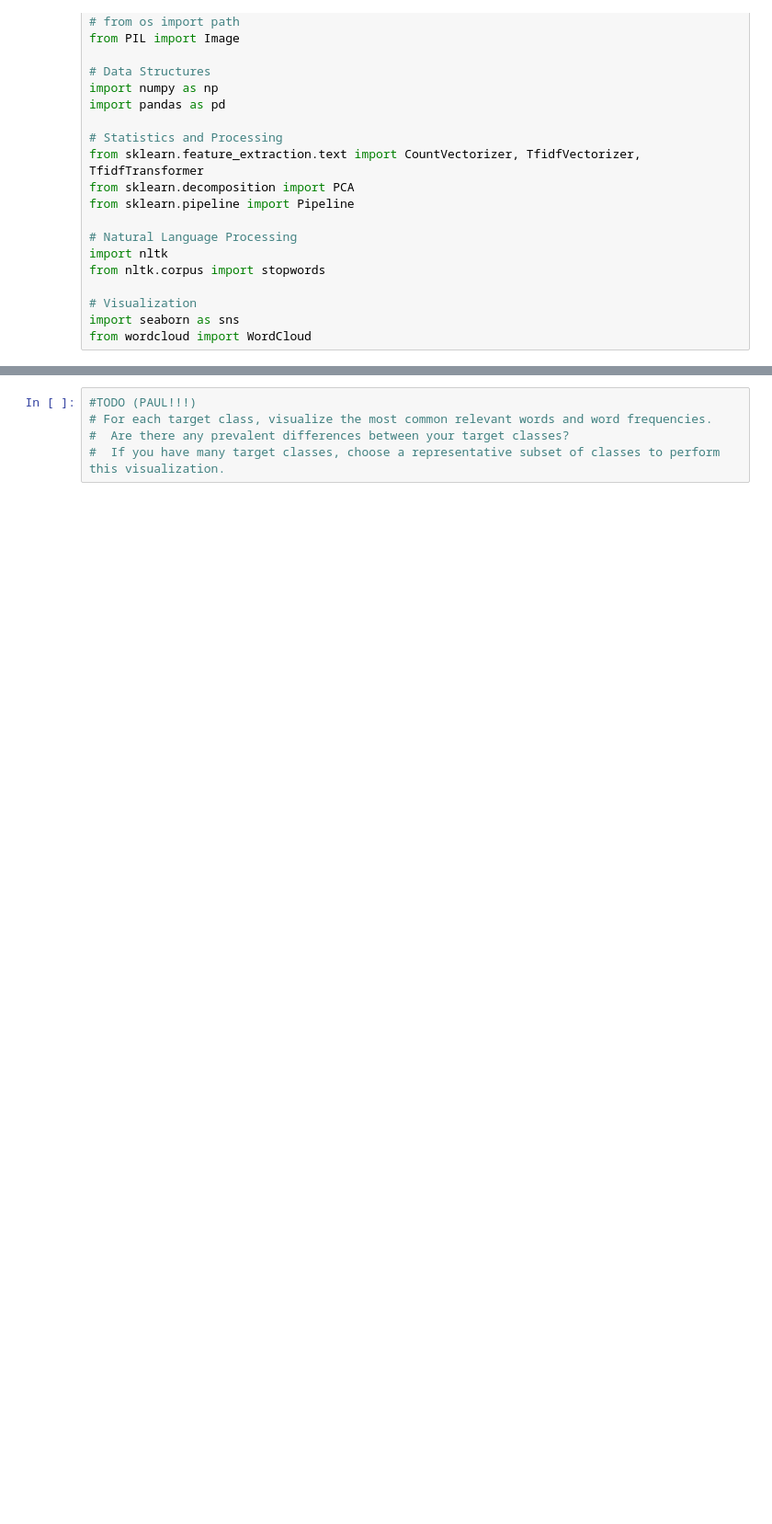
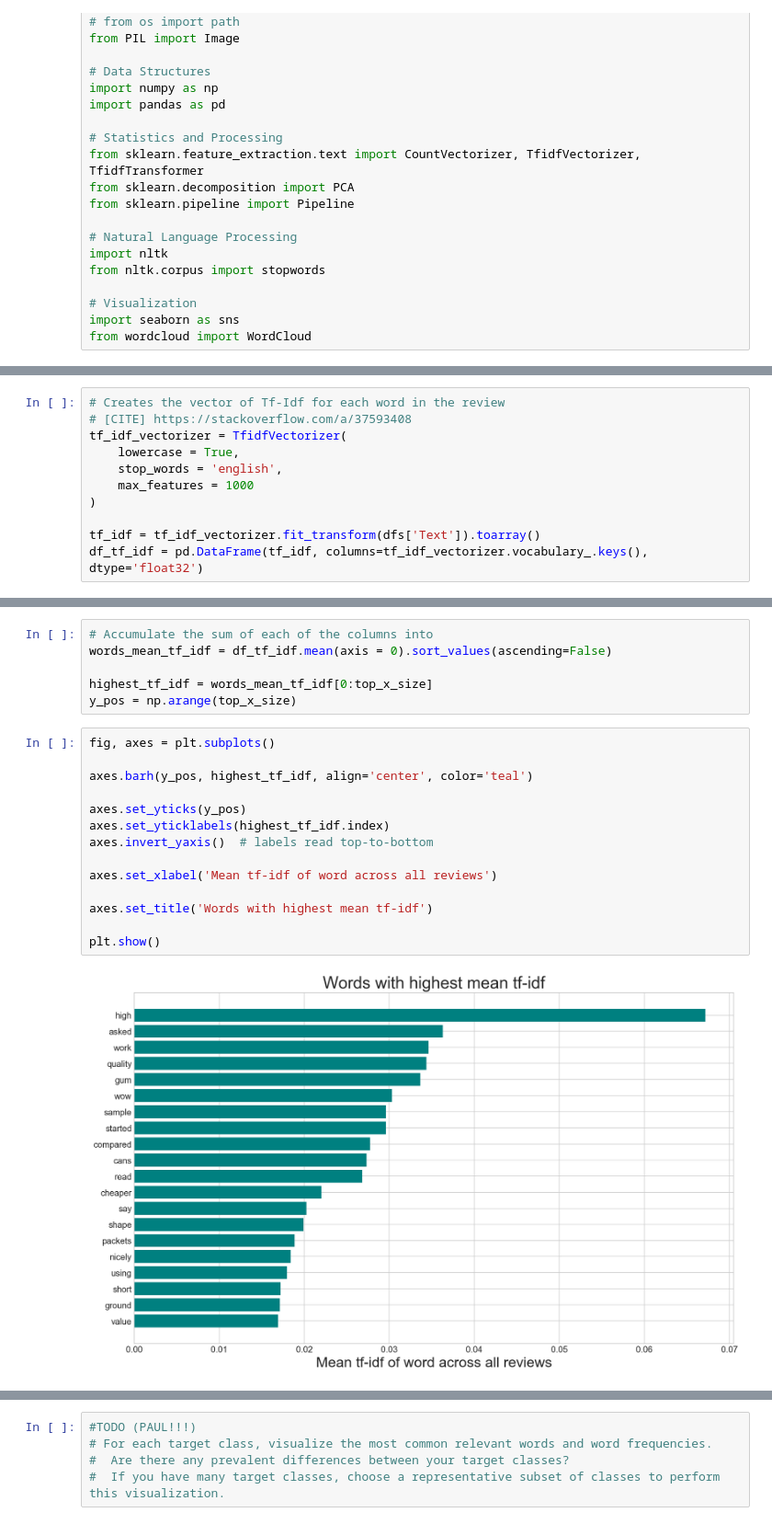
Before and after one commit to SMU-ML-2017/Project2, a Jupyter notebook: ML Project 2.ipynb, the cells around one changed output, grey strips where cells are left out. Shown at 92% size. Saved outputs shown, nothing was run; the diff lists cells and outputs as text; blank space fills up the shorter version.

```diff
--- a/ML Project 2.ipynb
+++ b/ML Project 2.ipynb
@@ -327,0 +111,11 @@ plt.show()
+# %%
+# Creates the vector of Tf-Idf for each word in the review
+# [CITE] https://stackoverflow.com/a/37593408
+tf_idf_vectorizer = TfidfVectorizer(
+    lowercase = True,
+    stop_words = 'english',
+    max_features = 1000
+)
+
+tf_idf = tf_idf_vectorizer.fit_transform(dfs['Text']).toarray()
+df_tf_idf = pd.DataFrame(tf_idf, columns=tf_idf_vectorizer.vocabulary_.keys(), dtype='float32')
@@ -327,0 +174,22 @@ plt.show()
+# %%
+# Accumulate the sum of each of the columns into
+words_mean_tf_idf = df_tf_idf.mean(axis = 0).sort_values(ascending=False)
+
+highest_tf_idf = words_mean_tf_idf[0:top_x_size]
+y_pos = np.arange(top_x_size)
+# %%
+fig, axes = plt.subplots()
+
+axes.barh(y_pos, highest_tf_idf, align='center', color='teal')
+
+axes.set_yticks(y_pos)
+axes.set_yticklabels(highest_tf_idf.index)
+axes.invert_yaxis()  # labels read top-to-bottom
+
+axes.set_xlabel('Mean tf-idf of word across all reviews')
+
+axes.set_title('Words with highest mean tf-idf')
+
+plt.show()
+# %% [output]
+[figure, added]
```
Also changed, not shown: parts of 61 cells of this notebook.
